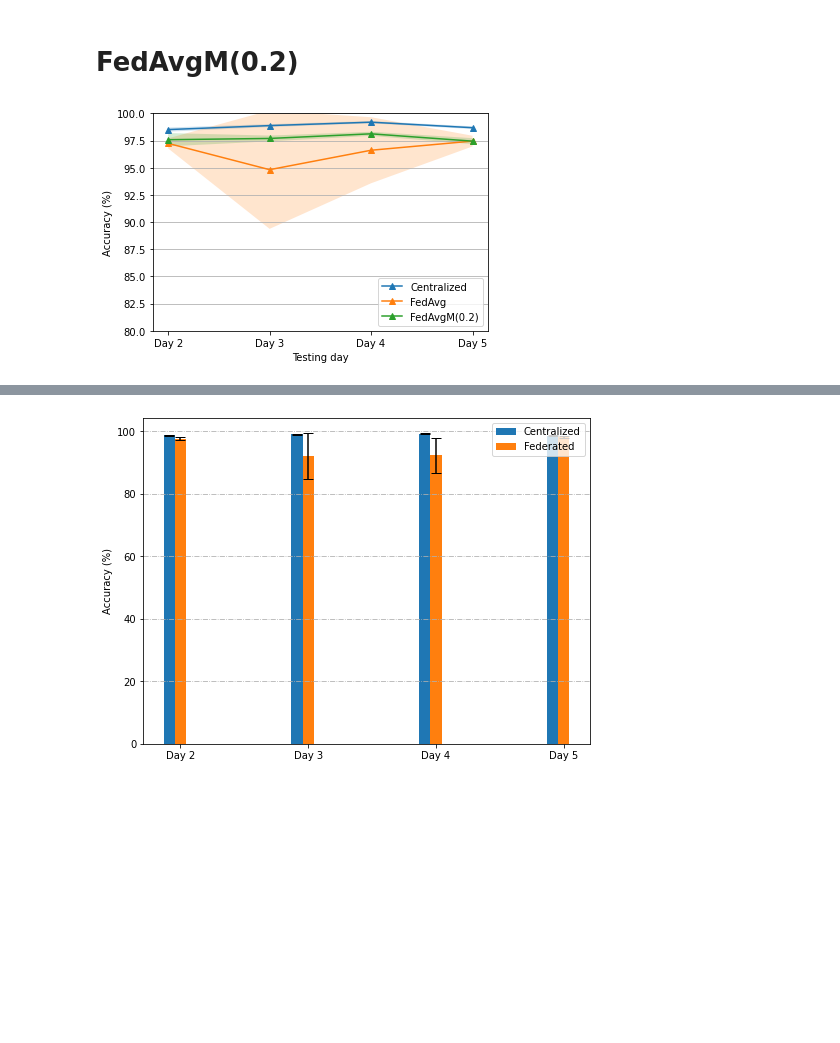
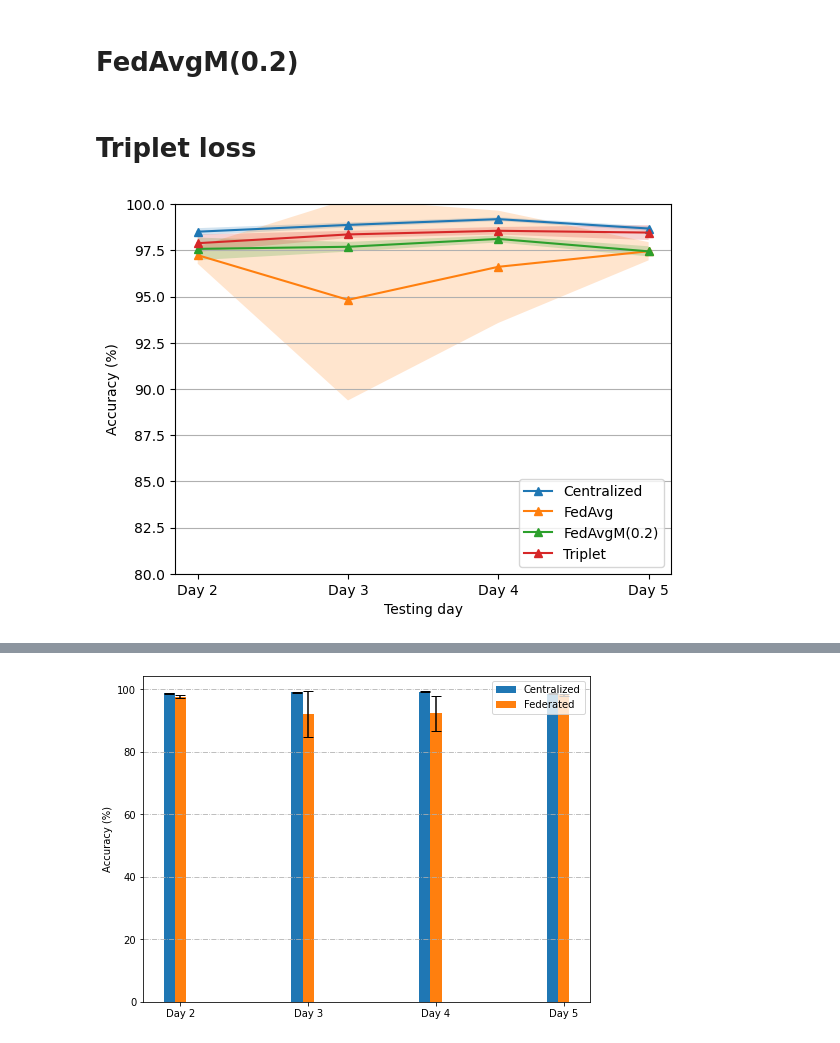
Before and after one commit to stratosphereips/feel_project, a Jupyter notebook: analysis/scenario1b_figures.ipynb, the cells around one changed output, grey strips where cells are left out. Drawn from its saved outputs; the diff is of its cells as text; code cells hidden in the pictures; blank space fills up the shorter version.

```diff
--- a/analysis/scenario1b_figures.ipynb
+++ b/analysis/scenario1b_figures.ipynb
@@ -168,3 +168,5 @@ fed_avg_tpr_std = np.array([tpr_day1_std, tpr_day2_std, tpr_day3_std, tpr_day4_s
 
 fed_avg_fpr_mean = np.array([fpr_day1_mean, fpr_day2_mean, fpr_day3_mean, fpr_day4_mean])
 fed_avg_fpr_std = np.array([fpr_day1_std, fpr_day2_std, fpr_day3_std, fpr_day4_std])
+# %% [markdown]
+# Triplet loss
@@ -171,24 +226,27 @@ fed_avg_fpr_std = np.array([fpr_day1_std, fpr_day2_std, fpr_day3_std, fpr_day4_s
 # %%
 plt.plot(range(4), centr_acc_mean, marker='^', label="Centralized")
 plt.fill_between(range(4), centr_acc_mean+centr_acc_std, centr_acc_mean-centr_acc_std, alpha=0.2)
 
 plt.plot(range(4), fed_acc_mean, marker='^', label="FedAvg")
 plt.fill_between(range(4), fed_acc_mean+fed_acc_std, fed_acc_mean-fed_acc_std, alpha=0.2)
 
 plt.plot(range(4), fed_avg_acc_mean, marker='^', label="FedAvgM(0.2)")
 plt.fill_between(range(4), fed_avg_acc_mean+fed_avg_acc_std, fed_avg_acc_mean-fed_avg_acc_std, alpha=0.2)
 
+plt.plot(range(4), triplet_acc_mean, marker='^', label="Triplet")
+plt.fill_between(range(4), triplet_acc_mean+triplet_acc_std, triplet_acc_mean-triplet_acc_std, alpha=0.2)
+
 
 plt.legend(loc=4)
 
 plt.ylim(80, 100.0)
 plt.ylabel("Accuracy (%)")
 plt.xlabel("Testing day")
 plt.xticks(range(4), days)
 # plt.title("Accuracy (%) per day")
 plt.grid(axis='y')
 # %% [output]
-[figure, old version]
+[figure, new version]
 # %%
 plt.plot(range(4), centr_tpr_mean, marker='^', label="Centralized")
 plt.fill_between(range(4), centr_tpr_mean+centr_tpr_std, centr_tpr_mean-centr_tpr_std, alpha=0.2)
```
Also changed, not shown: parts of 5 cells of this notebook, 1 other file.
